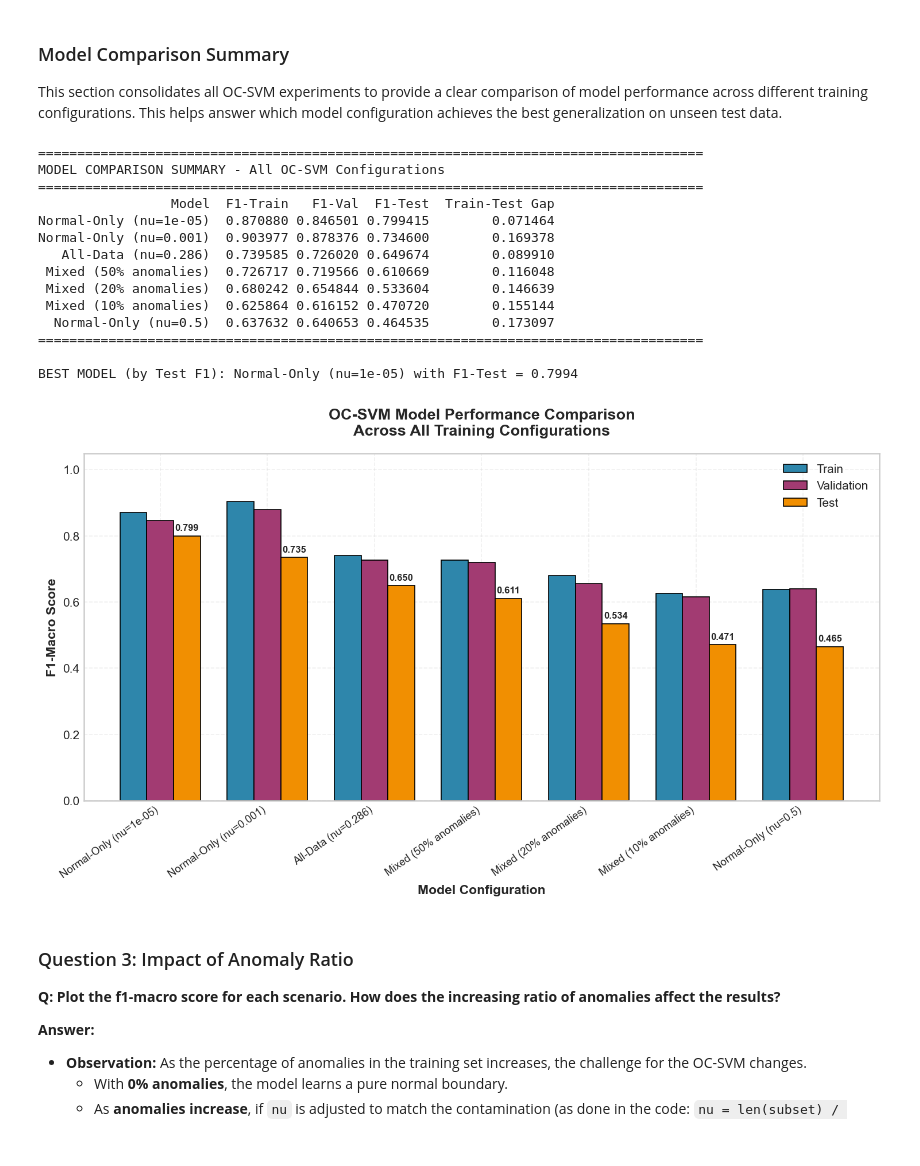
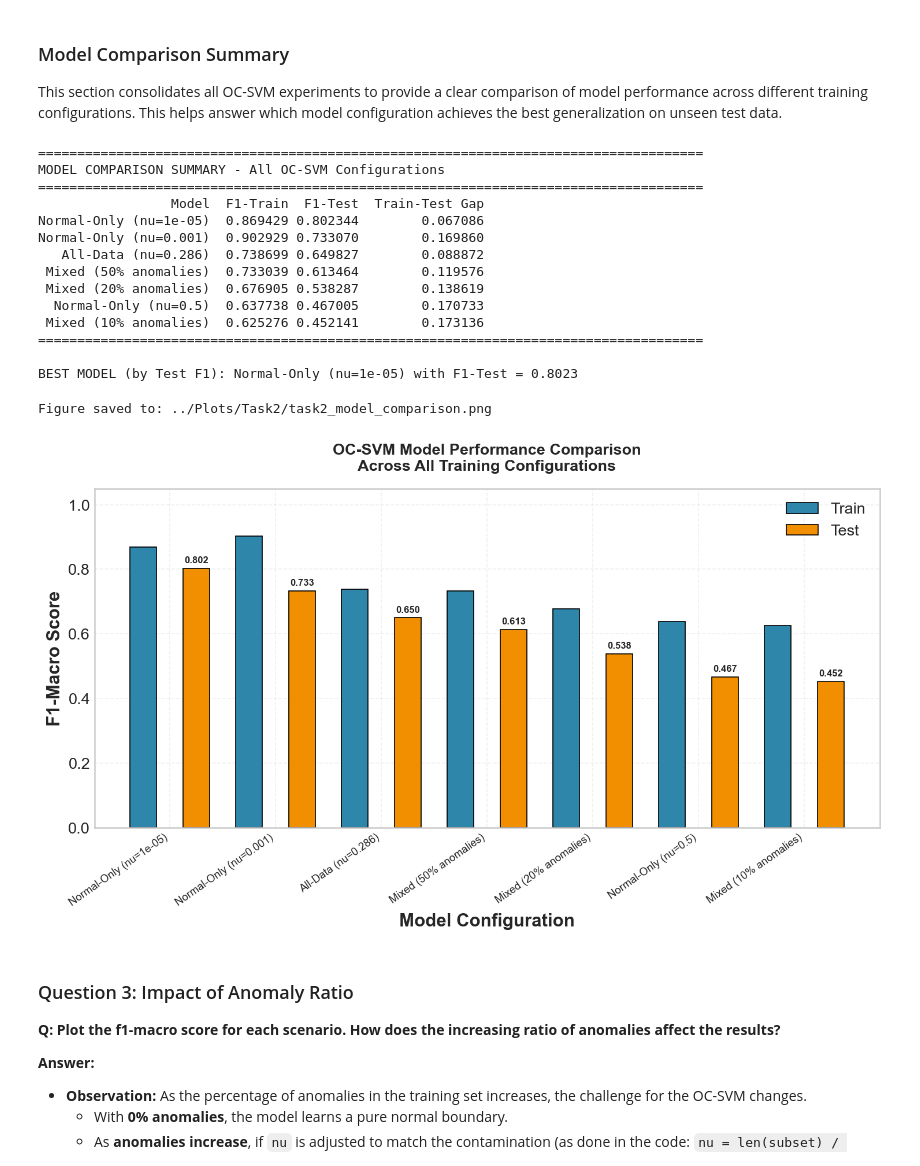
Before and after one commit to RenatoMignone/unsupervised-network-intrusion-detection, a Jupyter notebook: lab/notebooks/Task2.ipynb, the cells around one changed output. Saved outputs shown, nothing was run; the diff lists cells and outputs as text; code cells hidden in the pictures.

```diff
--- a/lab/notebooks/Task2.ipynb
+++ b/lab/notebooks/Task2.ipynb
@@ -215,11 +206,10 @@ Before training the OC-SVM models, we examine the class distribution in our data
 # ============================================================================
 # DATASET CLASS DISTRIBUTION
 # ============================================================================
-fig, axes = plt.subplots(1, 3, figsize=(12, 4))
+fig, axes = plt.subplots(1, 2, figsize=(12, 4))
 
 datasets = [
     (df_train, 'Training Set'),
-    (df_val, 'Validation Set'),
     (df_test, 'Test Set')
 ]
 
@@ -285,23 +275,19 @@ for nu in [0.00001, 0.0001, 0.001, 0.01, 0.5]:
     y_train_pred = ocsvm_normal_only.predict(X_train)
     y_train_pred_binary = (y_train_pred == -1).astype(int)
 
-    y_val_pred = ocsvm_normal_only.predict(X_val)
-    y_val_pred_binary = (y_val_pred == -1).astype(int)
-
     y_test_pred = ocsvm_normal_only.predict(X_test)
     y_test_pred_binary = (y_test_pred == -1).astype(int)
 
     print_combined_classification_reports(
     y_true_train=y_train, y_pred_train=y_train_pred_binary,
-    y_true_val=y_val, y_pred_val=y_val_pred_binary,
     y_true_test=y_test, y_pred_test=y_test_pred_binary
     )
 
     plot_confusion_matrices_combined(
-    y_true_list=[y_train, y_val, y_test],
-    y_pred_list=[y_train_pred_binary, y_val_pred_binary, y_test_pred_binary],
+    y_true_list=[y_train, y_test],
+    y_pred_list=[y_train_pred_binary, y_test_pred_binary],
     class_names=['Normal', 'Anomaly'],
-    titles=['Train Set Confusion Matrix', 'Validation Set Confusion Matrix', 'Test Set Confusion Matrix'],
+    titles=['Train Set Confusion Matrix', 'Test Set Confusion Matrix'],
     save_name=f'task2_ocsvm_normal_only_nu_{nu}.png'
     )
 # %% [output]
@@ -454,7 +442,6 @@ df_train_anomalies_only = df_train_anomalies_only.drop(columns=['label', 'binary
 # %%
 percentages = [0, 0.1, 0.2, 0.5, 1.0]
 f1_scores_train = []
-f1_scores_val = []
 f1_scores_test = []
 
 for p in percentages:
@@ -482,32 +469,26 @@ for p in percentages:
     y_train_pred_binary = (y_train_pred == -1).astype(int)
 
 
-    y_val_pred = ocsvm_p.predict(X_val)
-    y_val_pred_binary = (y_val_pred == -1).astype(int)
-
     y_test_pred = ocsvm_p.predict(X_test)
     y_test_pred_binary = (y_test_pred == -1).astype(int)
 
     # Calculate F1 macro scores
     _, _, f1_train, _ = precision_recall_fscore_support(y_train, y_train_pred_binary, average='macro', zero_division=0)
-    _, _, f1_val, _ = precision_recall_fscore_support(y_val, y_val_pred_binary, average='macro', zero_division=0)
     _, _, f1_test, _ = precision_recall_fscore_support(y_test, y_test_pred_binary, average='macro', zero_division=0)
 
     f1_scores_train.append(f1_train)
-    f1_scores_val.append(f1_val)
     f1_scores_test.append(f1_test)
 
     print_combined_classification_reports(
     y_true_train=y_train, y_pred_train=y_train_pred_binary,
-    y_true_val=y_val, y_pred_val=y_val_pred_binary,
     y_true_test=y_test, y_pred_test=y_test_pred_binary
     )
 
     plot_confusion_matrices_combined(
-    y_true_list=[y_train, y_val, y_test],
-    y_pred_list=[y_train_pred_binary, y_val_pred_binary, y_test_pred_binary],
+    y_true_list=[y_train, y_test],
+    y_pred_list=[y_train_pred_binary, y_test_pred_binary],
     class_names=['Normal', 'Anomaly'],
-    titles=['Train Set', 'Validation Set', 'Test Set'],
+    titles=['Train Set', 'Test Set'],
     save_name=f'task2_ocsvm_mixed_p_{int(p*100)}.png'
     )
 # %% [output]
@@ -748,22 +733,19 @@ from sklearn.metrics import precision_recall_fscore_support
 model_results = []
 
 # Helper function to evaluate a model
-def evaluate_model(model, X_train, X_val, X_test, y_train, y_val, y_test, model_name):
+def evaluate_model(model, X_train, X_test, y_train, y_test, model_name):
     """Evaluate model and return metrics dictionary."""
     # Predict
     y_train_pred = (model.predict(X_train) == -1).astype(int)
-    y_val_pred = (model.predict(X_val) == -1).astype(int)
     y_test_pred = (model.predict(X_test) == -1).astype(int)
 
     # Calculate metrics
     _, _, f1_train, _ = precision_recall_fscore_support(y_train, y_train_pred, average='macro', zero_division=0)
-    _, _, f1_val, _ = precision_recall_fscore_support(y_val, y_val_pred, average='macro', zero_division=0)
     _, _, f1_test, _ = precision_recall_fscore_support(y_test, y_test_pred, average='macro', zero_division=0)
 
     return {
         'Model': model_name,
         'F1-Train': f1_train,
-        'F1-Val': f1_val,
         'F1-Test': f1_test,
         'Train-Test Gap': abs(f1_train - f1_test)
     }
@@ -772,7 +754,7 @@ def evaluate_model(model, X_train, X_val, X_test, y_train, y_val, y_test, model_
 for nu in [0.00001, 0.001, 0.5]:
     model = OneClassSVM(kernel='rbf', gamma='scale', nu=nu)
     model.fit(X_train_normal_only)
-    results = evaluate_model(model, X_train, X_val, X_test, y_train, y_val, y_test,
+    results = evaluate_model(model, X_train, X_test, y_train, y_test,
                             f'Normal-Only (nu={nu})')
     model_results.append(results)
 
@@ -780,7 +762,7 @@ for nu in [0.00001, 0.001, 0.5]:
 anomaly_prop = sum(y_train) / len(y_train)
 model = OneClassSVM(kernel='rbf', gamma='scale', nu=anomaly_prop)
 model.fit(X_train)
-results = evaluate_model(model, X_train, X_val, X_test, y_train, y_val, y_test,
+results = evaluate_model(model, X_train, X_test, y_train, y_test,
                         f'All-Data (nu={anomaly_prop:.3f})')
 model_results.append(results)
 
@@ -792,7 +774,7 @@ for p in [0.1, 0.2, 0.5]:
 
     model = OneClassSVM(kernel='rbf', gamma='scale', nu=nu_mixed)
     model.fit(df_mixed)
-    results = evaluate_model(model, X_train, X_val, X_test, y_train, y_val, y_test,
+    results = evaluate_model(model, X_train, X_test, y_train, y_test,
                             f'Mixed ({int(p*100)}% anomalies)')
     model_results.append(results)
 
@@ -810,17 +792,17 @@ print(f"\nBEST MODEL (by Test F1): {comparison_df.iloc[0]['Model']} with F1-Test
 =====================================================================================
 MODEL COMPARISON SUMMARY - All OC-SVM Configurations
 =====================================================================================
-                 Model  F1-Train   F1-Val  F1-Test  Train-Test Gap
-Normal-Only (nu=1e-05)  0.870880 0.846501 0.799415        0.071464
-Normal-Only (nu=0.001)  0.903977 0.878376 0.734600        0.169378
-   All-Data (nu=0.286)  0.739585 0.726020 0.649674        0.089910
- Mixed (50% anomalies)  0.726717 0.719566 0.610669        0.116048
- Mixed (20% anomalies)  0.680242 0.654844 0.533604        0.146639
- Mixed (10% anomalies)  0.625864 0.616152 0.470720        0.155144
-  Normal-Only (nu=0.5)  0.637632 0.640653 0.464535        0.173097
+                 Model  F1-Train  F1-Test  Train-Test Gap
+Normal-Only (nu=1e-05)  0.869429 0.802344        0.067086
+Normal-Only (nu=0.001)  0.902929 0.733070        0.169860
+   All-Data (nu=0.286)  0.738699 0.649827        0.088872
+ Mixed (50% anomalies)  0.733039 0.613464        0.119576
+ Mixed (20% anomalies)  0.676905 0.538287        0.138619
+  Normal-Only (nu=0.5)  0.637738 0.467005        0.170733
+ Mixed (10% anomalies)  0.625276 0.452141        0.173136
 =====================================================================================
 
-BEST MODEL (by Test F1): Normal-Only (nu=1e-05) with F1-Test = 0.7994
+BEST MODEL (by Test F1): Normal-Only (nu=1e-05) with F1-Test = 0.8023
 # %%
 # ============================================================================
 # VISUALIZATION: Model Performance Comparison
@@ -835,36 +817,35 @@ width = 0.25
 # Create bars
 bars_train = ax.bar(x - width, comparison_df['F1-Train'], width, label='Train',
                     color=REPORT_COLORS['primary'], edgecolor='black', linewidth=0.8)
-bars_val = ax.bar(x, comparison_df['F1-Val'], width, label='Validation',
-                  color=REPORT_COLORS['secondary'], edgecolor='black', linewidth=0.8)
 bars_test = ax.bar(x + width, comparison_df['F1-Test'], width, label='Test',
                    color=REPORT_COLORS['tertiary'], edgecolor='black', linewidth=0.8)
 
 # Customize plot
 ax.set_xlabel('Model Configuration')
 ax.set_ylabel('F1-Macro Score')
 ax.set_title('OC-SVM Model Performance Comparison\nAcross All Training Configurations',
              fontsize=13, fontweight='bold', pad=15)
 ax.set_xticks(x)
 ax.set_xticklabels(models, rotation=35, ha='right', fontsize=9)
 ax.legend(loc='upper right')
 ax.set_ylim(0, 1.05)
 ax.grid(axis='y', alpha=0.3, linestyle='--')
 
 # Add value labels on test bars (most important)
 for bar in bars_test:
     height = bar.get_height()
     ax.annotate(f'{height:.3f}',
                 xy=(bar.get_x() + bar.get_width() / 2, height),
                 xytext=(0, 3),
                 textcoords="offset points",
                 ha='center', va='bottom', fontsize=8, fontweight='bold')
 
 plt.tight_layout()
 save_figure_for_report('task2_model_comparison.png')
 plt.show()
 # %% [output]
+Figure saved to: ../Plots/Task2/task2_model_comparison.png
-[figure, old version]
+[figure, new version]
 # %% [markdown]
 ### Question 3: Impact of Anomaly Ratio
 **Q: Plot the f1-macro score for each scenario. How does the increasing ratio of anomalies affect the results?**
```
Also changed, not shown: parts of 12 cells of this notebook, 56 other files.
